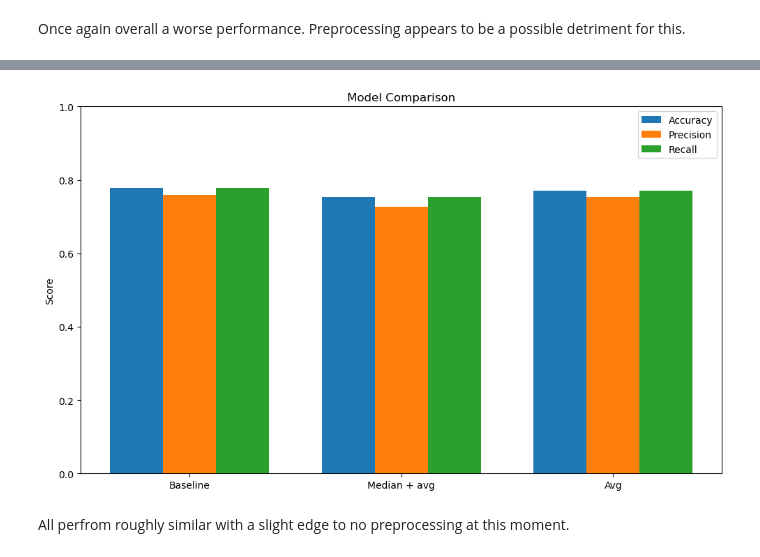
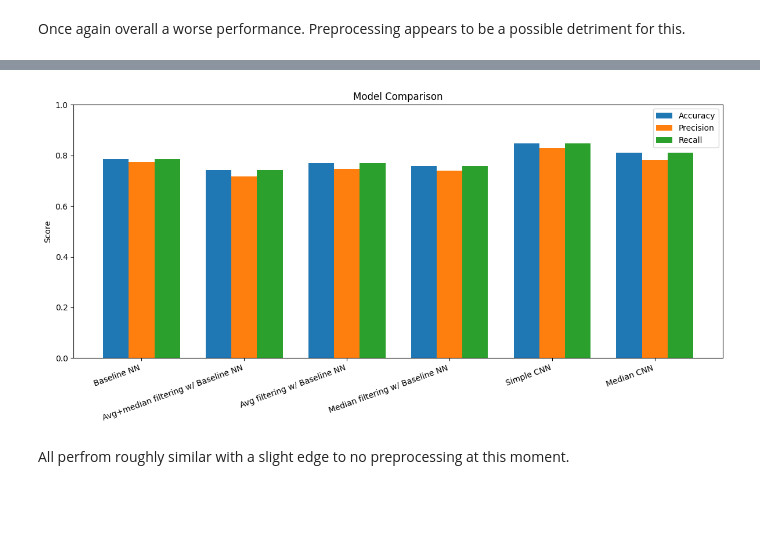
Before and after one commit to samuel5maine-maker/BME4801FinalProject, a Jupyter notebook: milestone_3.ipynb, the cells around one changed output, grey strips where cells are left out. Saved outputs shown, nothing was run; the diff lists cells and outputs as text; code cells hidden in the pictures; blank space fills up the shorter version.

Commit message:
added cnn and changed utils and also changed results array storing structure and comparisions section

```diff
--- a/milestone_3.ipynb
+++ b/milestone_3.ipynb
@@ -188,0 +278,10 @@ Once again overall a worse performance. Preprocessing appears to be a possible d
+# %%
+cnn_model = make_cnn()
+cnn_history, cnn_result = train_eval_cnn(
+    "Simple CNN",
+    cnn_model, #using the model we created
+    x_tr_cnn, y_tr,
+    x_va_cnn, y_va
+)
+
+results.append(cnn_result)
@@ -188,0 +308,19 @@ Once again overall a worse performance. Preprocessing appears to be a possible d
+# %%
+def prep_median_for_cnn(X):
+    X_med = median(X)
+    X_med = X_med.astype("float32") / 255.0
+    X_med = X_med.reshape(X_med.shape[0], X_med.shape[1], X_med.shape[2], 1)
+    return X_med
+# %%
+x_tr_cnn_med = prep_median_for_cnn(x_tr)
+x_va_cnn_med = prep_median_for_cnn(x_va)
+# %%
+cnn_med_model = make_cnn()
+cnn_med_history, cnn_med_result = train_eval_cnn(
+    "Median CNN",
+    cnn_med_model,
+    x_tr_cnn_med, y_tr,
+    x_va_cnn_med, y_va
+)
+
+results.append(cnn_med_result)
@@ -189,30 +345,31 @@ Once again overall a worse performance. Preprocessing appears to be a possible d
 # %%
 import matplotlib.pyplot as plt
 import numpy as np
 
-models = ["Baseline", "Median + avg", "Avg"]
-accuracy =  [acc_baseline, acc_prep, acc_avc]  # replace with your values
-precision = [prec_baseline, prec_prep, prec_avg]
-recall =    [recall_baseline, recall_prep, recall_avg]
+models = [r["Model"] for r in results]
+accuracy = [r["Val Acc"] for r in results]
+precision = [r["Val Precision"] for r in results]
+recall = [r["Val Recall"] for r in results]
 
 x = np.arange(len(models))
 width = 0.25
 
-fig, ax = plt.subplots(figsize=(10, 6))
+fig, ax = plt.subplots(figsize=(12, 6))
 ax.bar(x - width, accuracy, width, label="Accuracy")
 ax.bar(x, precision, width, label="Precision")
 ax.bar(x + width, recall, width, label="Recall")
 
 ax.set_ylabel("Score")
 ax.set_title("Model Comparison")
 ax.set_xticks(x)
-ax.set_xticklabels(models)
+ax.set_xticklabels(models, rotation=20, ha="right")
 ax.legend()
 ax.set_ylim(0, 1)
+
 plt.tight_layout()
 plt.show()
 # %% [output]
-[figure, old version]
+[figure, new version]
 # %% [markdown]
 All perfrom roughly similar with a slight edge to no preprocessing at this moment.
 # %%
```
Also changed, not shown: parts of 31 cells of this notebook, 1 other file.
